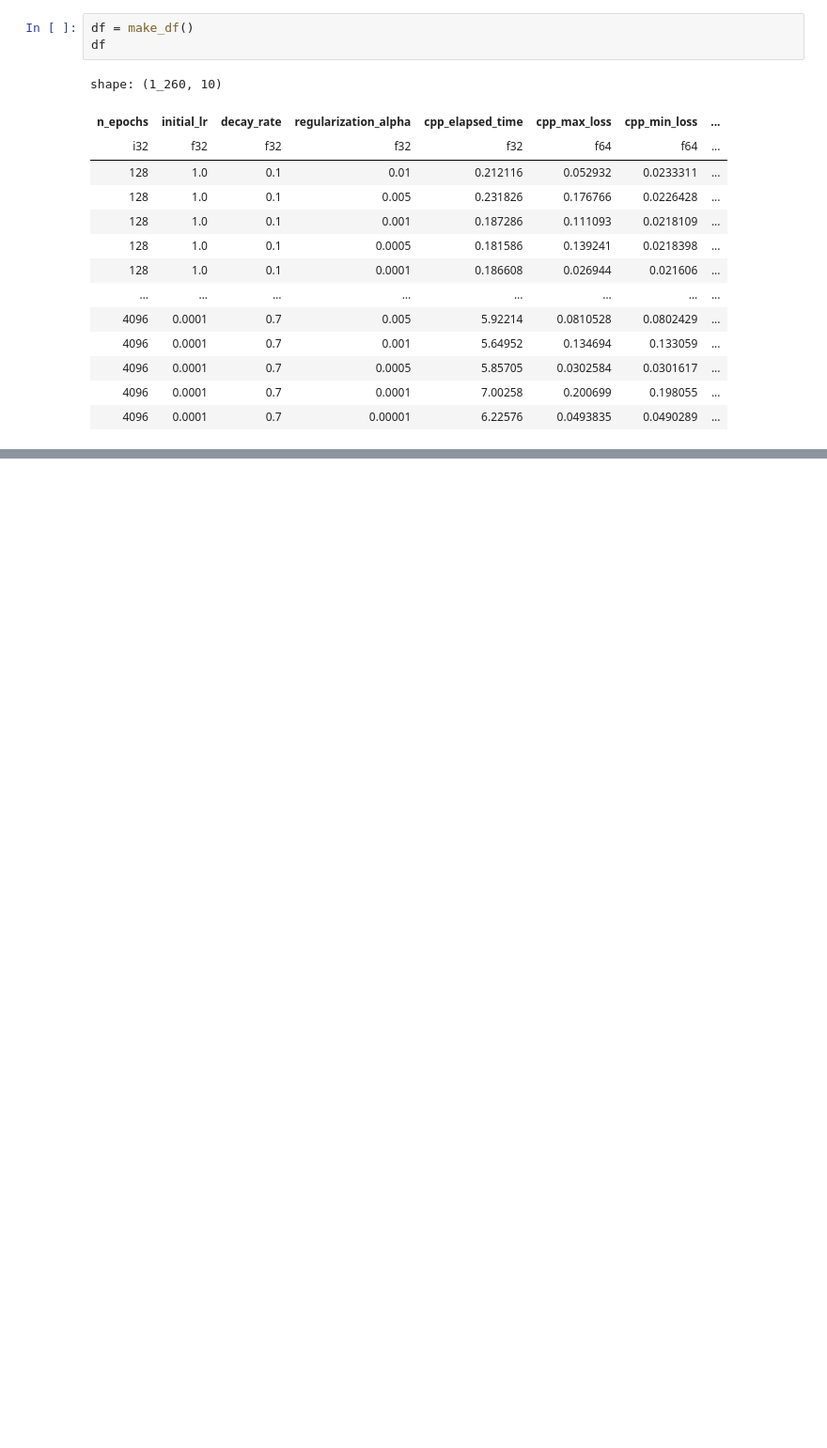
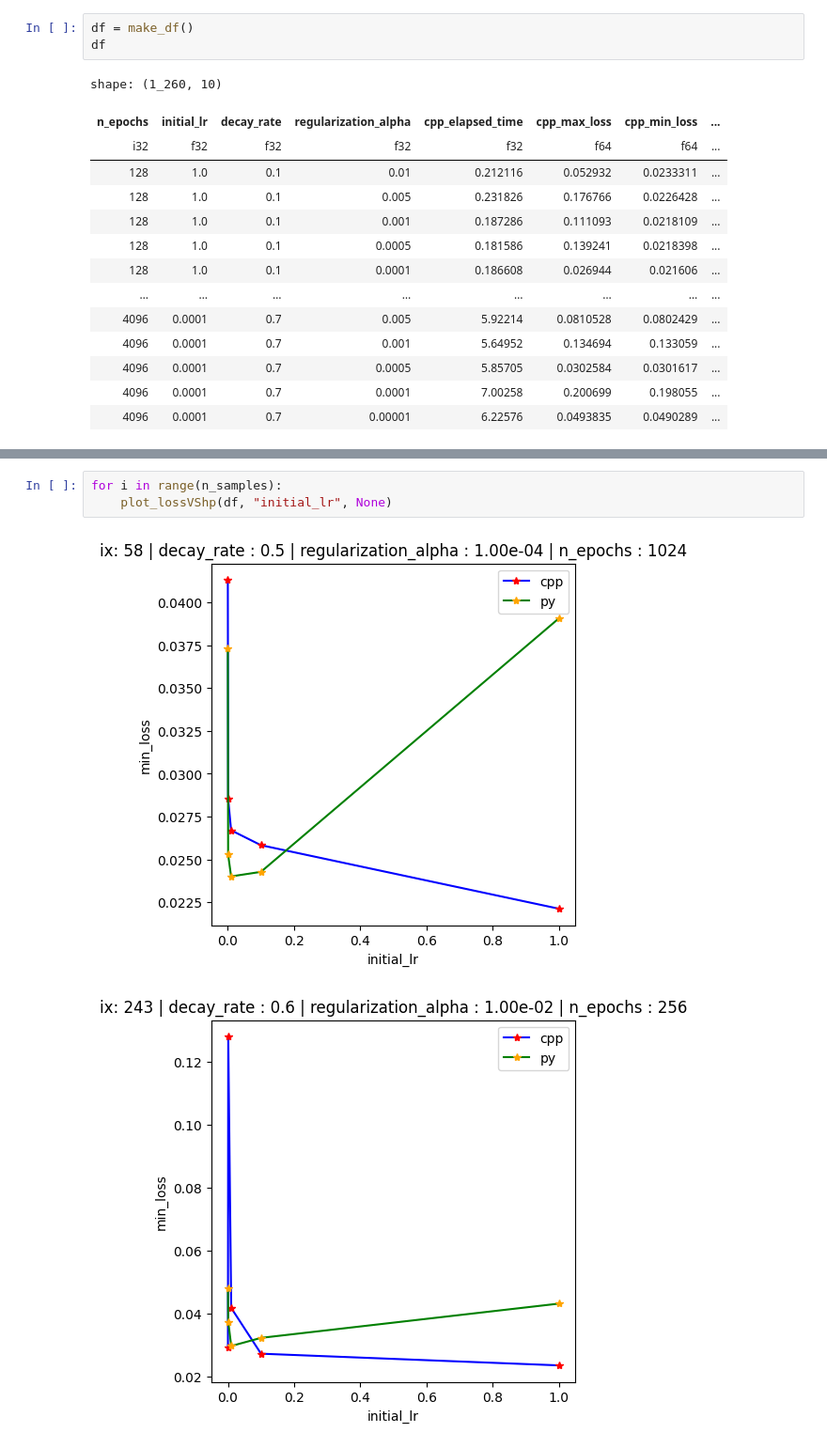
Before and after one commit to Lolikion228/CppLinReg, a Jupyter notebook: LinearRegression/res.ipynb, the cells around one changed output, grey strips where cells are left out. Shown: that part at 94% size. Cells and saved outputs as stored; diff of their text form; blank space fills up the shorter version.

```diff
--- a/LinearRegression/res.ipynb
+++ b/LinearRegression/res.ipynb
@@ -199,0 +167,6 @@ plot_lossVSepochs(df, None)
+# %%
+for i in range(n_samples):
+    plot_lossVShp(df, "initial_lr", None)
+# %% [output]
+[figure, added]
+[figure, added]
```
Also changed, not shown: parts of 21 cells of this notebook.
